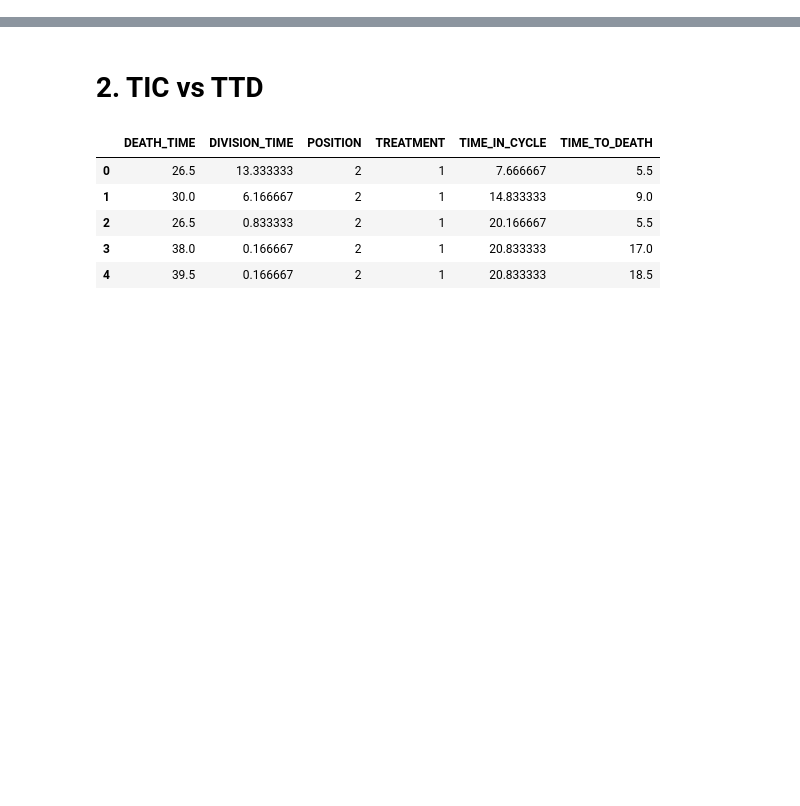
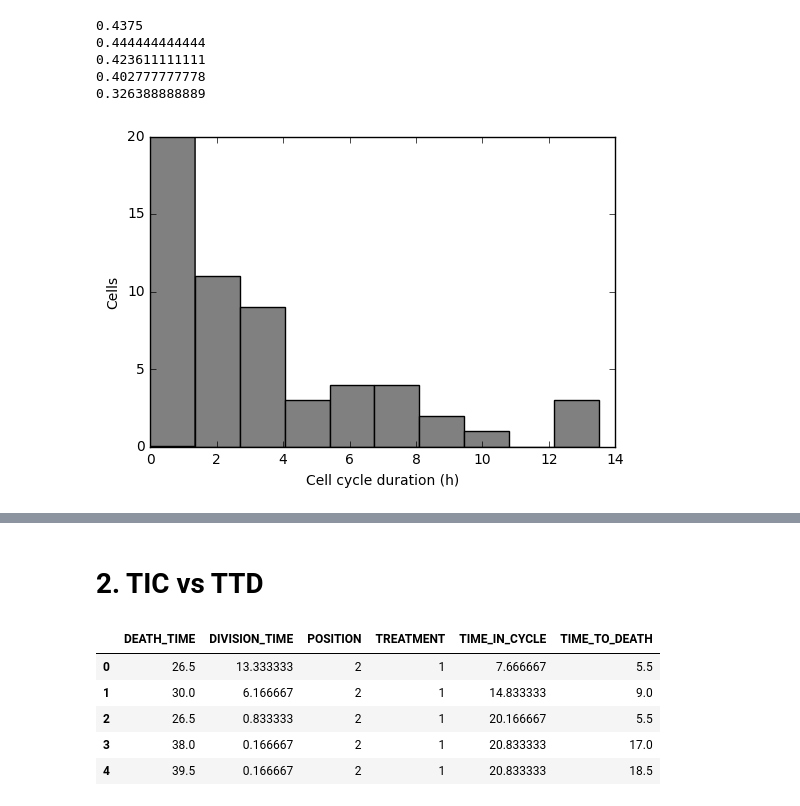
Before and after one commit to raharjaliu/MA, a Jupyter notebook: source/analysis_extra.ipynb, the cells around one changed output, grey strips where cells are left out. Saved outputs shown, nothing was run; the diff lists cells and outputs as text; code cells hidden in the pictures; blank space fills up the shorter version.

```diff
--- a/source/analysis_extra.ipynb
+++ b/source/analysis_extra.ipynb
@@ -84,2 +205,34 @@ pt.savefig("D:/Dropbox/Edu/MA/20171022_results/images/cell_cycle/unsyn_cell_cycl
+# %%
+avdiff = float("inf")
+diffu = []
+diffu_pairs = []
+while avdiff > 0.36:
+
+    diffu, diffu_pairs = select_random_pair(tim_syn.TIME.tolist())
+
+    avdiff = np.sum(diffu) / len(diffu)
+
+    if avdiff < 0.45:
+        print(avdiff)
+
+res = {"diffu": diffu,
+      "diffu_pairs": diffu_pairs}
+pickle.dump(res, open("../results/syn_ccd_diffs_sisters.p", "wb"))
+# %% [output]
+0.4375
+0.444444444444
+0.423611111111
+0.402777777778
+0.326388888889
 # %%
-dat_tg_us = pickle.load(open("../results/syn_two_generation.p", "rb" ))
+res_unsyn = pickle.load(open("../results/unsyn_ccd_diffs_sisters.p", "rb"))
+res_syn = pickle.load(open("../results/syn_ccd_diffs_sisters.p", "rb"))
+# %%
+pt.hist(res_unsyn["diffu"], color="grey")
+pt.ylabel("Cells")
+pt.xlabel("Cell cycle duration (h)")
+# pt.xlim(0, 36)
+
+pt.savefig("D:/Dropbox/Edu/MA/pics/cell_cycle/ccd_hist_unsyn.pdf")
+# %% [output]
+[figure, added]
```
Also changed, not shown: parts of 27 cells of this notebook, 8 other files.
